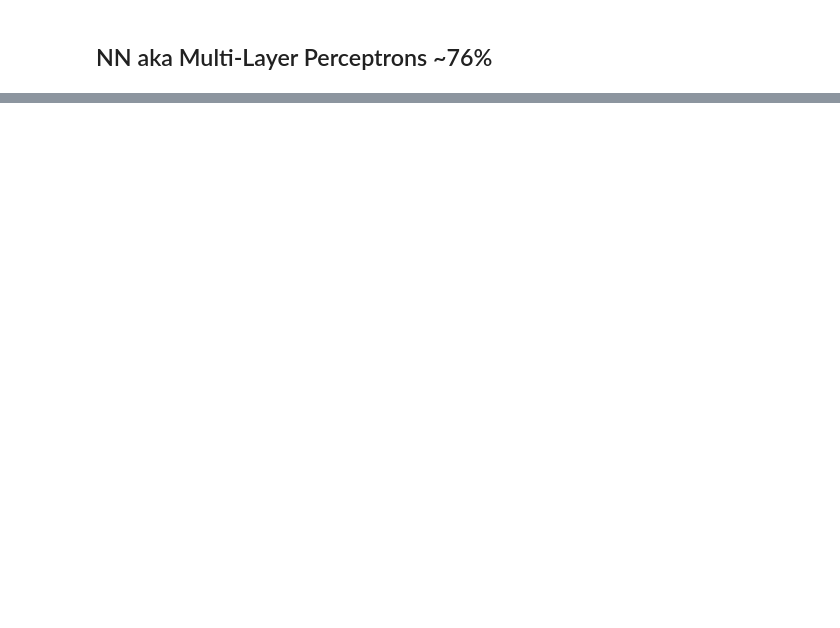
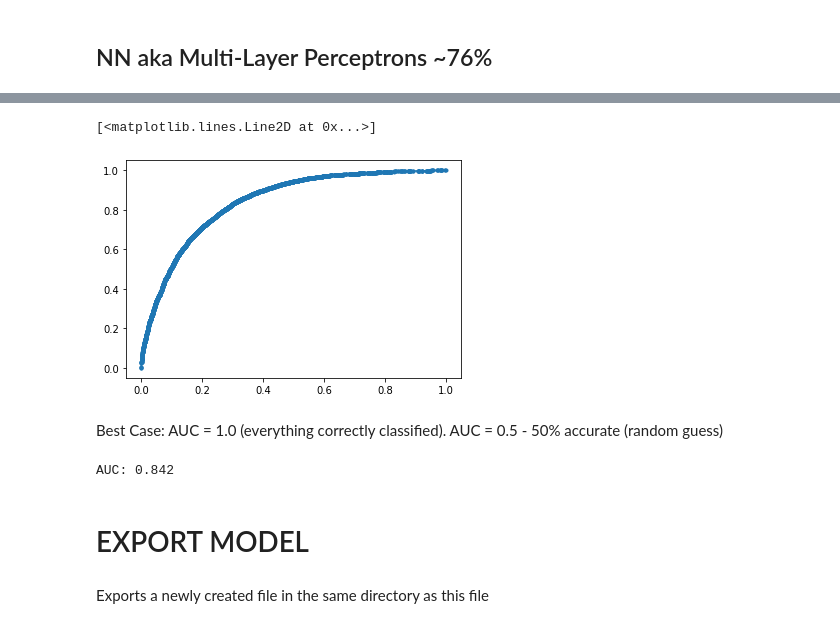
Before and after one commit to BernhardFleck/PredictCardiacDisease, a Jupyter notebook: JupyterML/SCED_ML_Project.ipynb, the cells around one changed output, grey strips where cells are left out. Drawn from its saved outputs; the diff is of its cells as text; code cells hidden in the pictures; blank space fills up the shorter version.

```diff
--- a/JupyterML/SCED_ML_Project.ipynb
+++ b/JupyterML/SCED_ML_Project.ipynb
@@ -354,0 +545,6 @@ print("Accuracy on test set:{:.2f}".format(mlp.score(X_test, y_test)))
+# %%
+from sklearn.metrics import roc_curve
+from sklearn.metrics import roc_auc_score
+y_pred_proba = model.predict_proba(X_test)
+y_pred_proba[5:10]
+y_pred_proba = y_pred_proba[:,1]
@@ -354,0 +559,17 @@ print("Accuracy on test set:{:.2f}".format(mlp.score(X_test, y_test)))
+# %%
+fpr, tpr, tresholds = roc_curve(y_test, y_pred_proba)
+plt.plot(fpr, tpr, marker ='.')
+# %% [output]
+[<matplotlib.lines.Line2D at 0x...>]
+[figure, added]
+# %% [markdown]
+Best Case: AUC = 1.0 (everything correctly classified). AUC = 0.5 - 50% accurate (random guess)
+# %%
+auc = roc_auc_score(y_test, y_pred_proba)
+print('AUC: %.3f' % auc)
+# %% [output]
+AUC: 0.842
+# %% [markdown]
+# EXPORT MODEL
+# %% [markdown]
+Exports a newly created file in the same directory as this file
```
Also changed, not shown: parts of 25 cells of this notebook, 1 other file.
